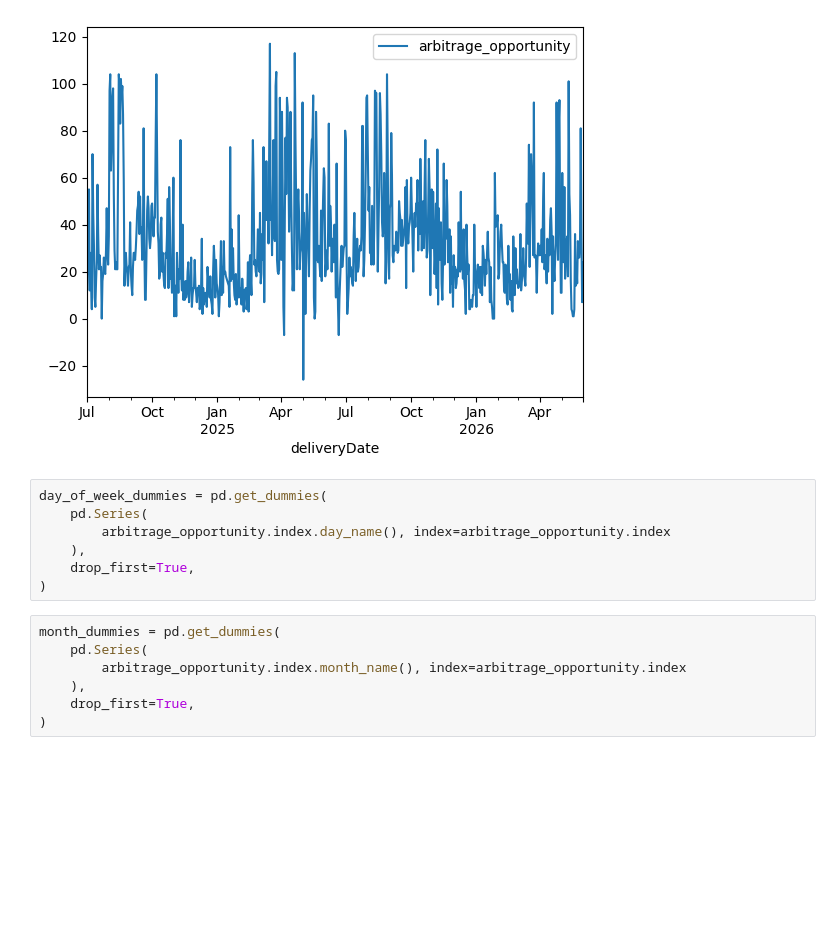
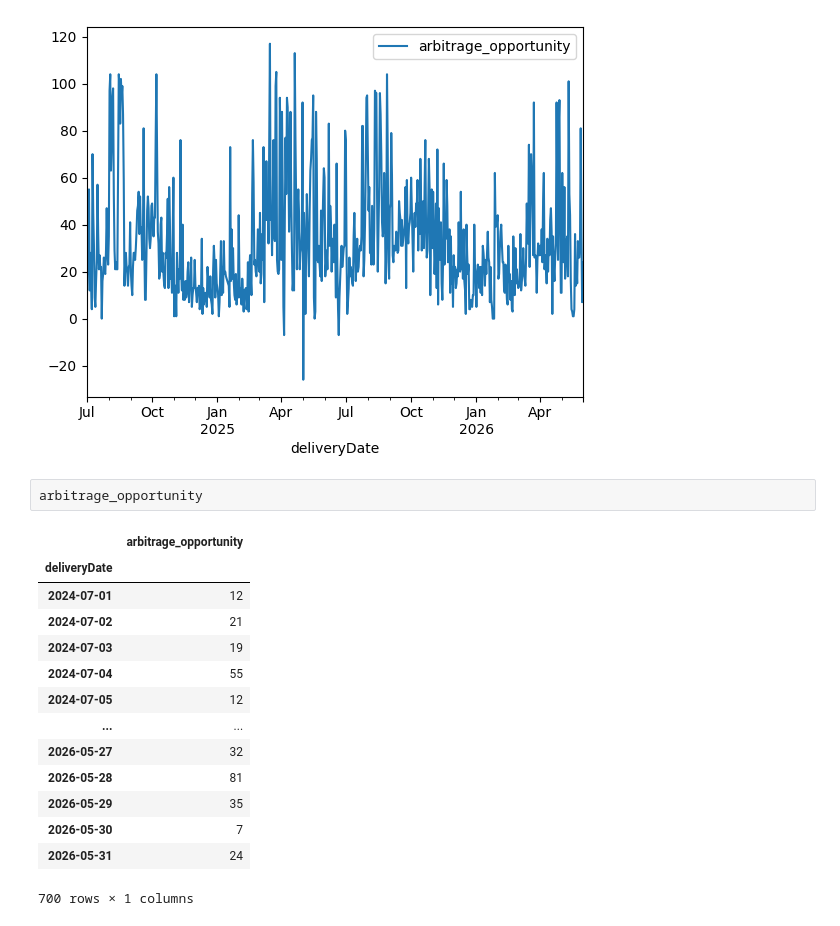
Before and after one commit to andrewkittredge/modo_energy, a Jupyter notebook: settlement-prices-scratch.ipynb, the cells around one changed output. Saved outputs shown, nothing was run; the diff lists cells and outputs as text; blank space fills up the shorter version.

```diff
--- a/settlement-prices-scratch.ipynb
+++ b/settlement-prices-scratch.ipynb
@@ -50,17 +33,20 @@ arbitrage_opportunity.plot()
 # %% [output]
 <Axes: xlabel='deliveryDate'>
 [figure]
-# %%
-day_of_week_dummies = pd.get_dummies(
-    pd.Series(
-        arbitrage_opportunity.index.day_name(), index=arbitrage_opportunity.index
-    ),
-    drop_first=True,
-)
-# %%
-month_dummies = pd.get_dummies(
-    pd.Series(
-        arbitrage_opportunity.index.month_name(), index=arbitrage_opportunity.index
-    ),
-    drop_first=True,
-)
+# %%
+arbitrage_opportunity
+# %% [output]
+|  | arbitrage_opportunity |
+| deliveryDate |  |
+| 2024-07-01 | 12 |
+| 2024-07-02 | 21 |
+| 2024-07-03 | 19 |
+| 2024-07-04 | 55 |
+| 2024-07-05 | 12 |
+| ... | ... |
+| 2026-05-27 | 32 |
+| 2026-05-28 | 81 |
+| 2026-05-29 | 35 |
+| 2026-05-30 | 7 |
+| 2026-05-31 | 24 |
+700 rows × 1 columns
```
Also changed, not shown: parts of 10 cells of this notebook, 5 other files.
